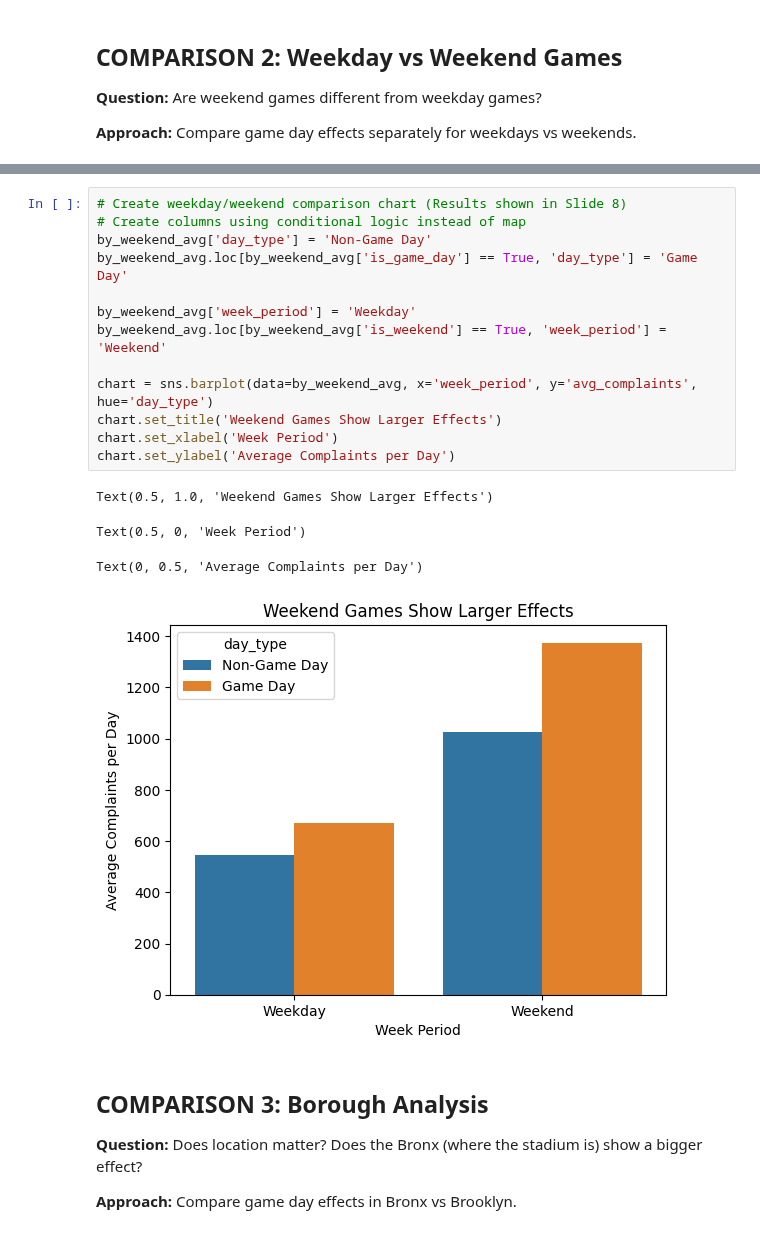
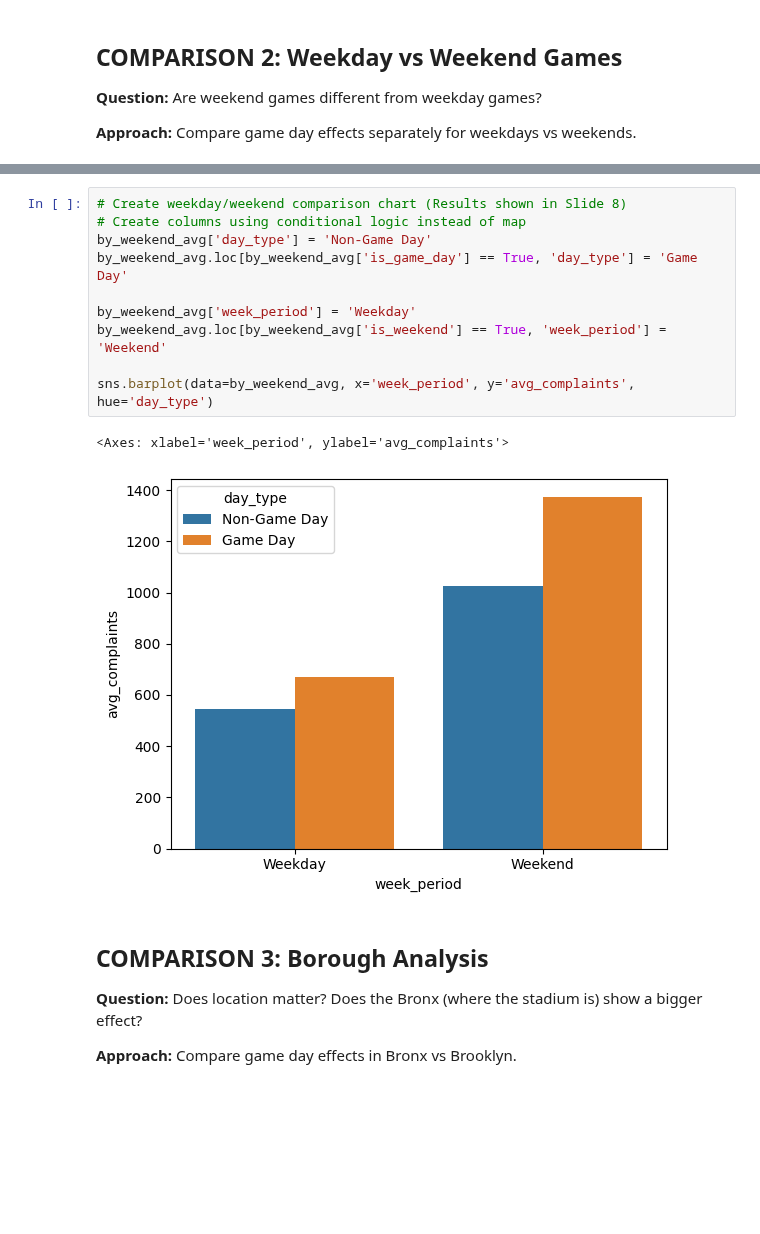
Before and after one commit to zjelveh/zjelveh.github.io, a Jupyter notebook: files/cfc/class_demo_notebook_complete.ipynb, the cells around one changed output, grey strips where cells are left out. Saved outputs shown, nothing was run; the diff lists cells and outputs as text; blank space fills up the shorter version.

```diff
--- a/files/cfc/class_demo_notebook_complete.ipynb
+++ b/files/cfc/class_demo_notebook_complete.ipynb
@@ -187,21 +193,16 @@ Weekend game day effect: 34.2% increase
 # %%
 # Create weekday/weekend comparison chart (Results shown in Slide 8)
 # Create columns using conditional logic instead of map
 by_weekend_avg['day_type'] = 'Non-Game Day'
 by_weekend_avg.loc[by_weekend_avg['is_game_day'] == True, 'day_type'] = 'Game Day'
 
 by_weekend_avg['week_period'] = 'Weekday'
 by_weekend_avg.loc[by_weekend_avg['is_weekend'] == True, 'week_period'] = 'Weekend'
 
-chart = sns.barplot(data=by_weekend_avg, x='week_period', y='avg_complaints', hue='day_type')
-chart.set_title('Weekend Games Show Larger Effects')
-chart.set_xlabel('Week Period')
-chart.set_ylabel('Average Complaints per Day')
+sns.barplot(data=by_weekend_avg, x='week_period', y='avg_complaints', hue='day_type')
 # %% [output]
-Text(0.5, 1.0, 'Weekend Games Show Larger Effects')
+<Axes: xlabel='week_period', ylabel='avg_complaints'>
-Text(0.5, 0, 'Week Period')
-Text(0, 0.5, 'Average Complaints per Day')
-[figure, old version]
+[figure, new version]
 # %% [markdown]
 ## COMPARISON 3: Borough Analysis
 
```
Also changed, not shown: parts of 9 cells of this notebook, 1 other file.
